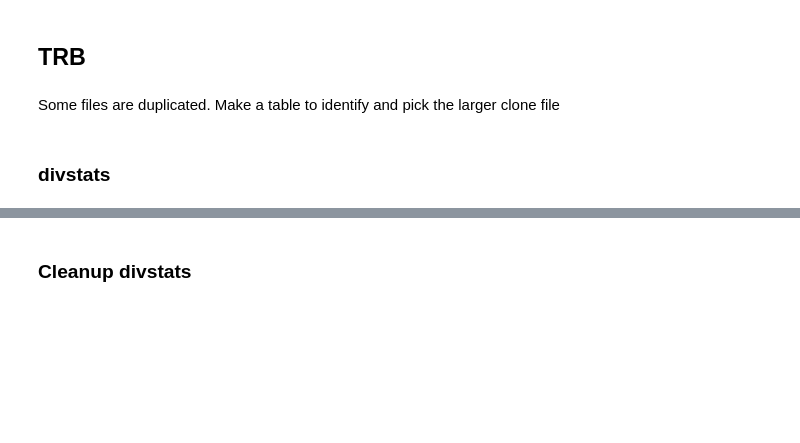
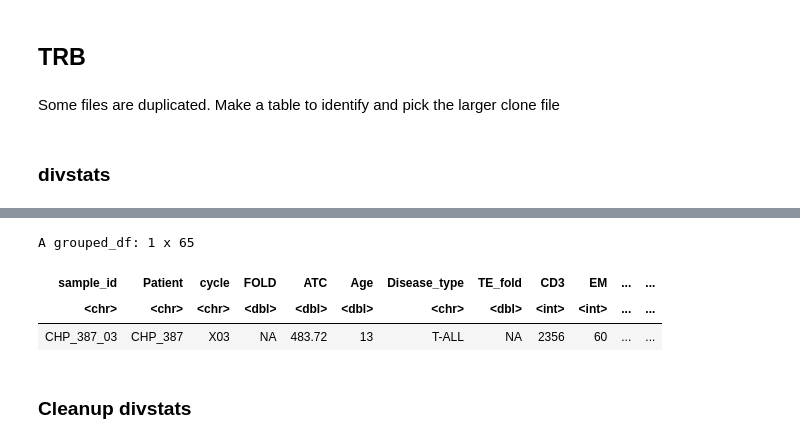
Before and after one commit to pughlab/ped_CapTCRseq, a Jupyter notebook: notebooks/02_divstats.ipynb, the cells around one changed output, grey strips where cells are left out. Cells and saved outputs as stored; diff of their text form; code cells hidden in the pictures; blank space fills up the shorter version.

```diff
--- a/notebooks/02_divstats.ipynb
+++ b/notebooks/02_divstats.ipynb
@@ -80,0 +114,8 @@ save(TRBlist, file = paste0(datapath,"capTCRseq/TRBlist.RData"))
+# %%
+baseline_patients <- rownames(mytab)[ mytab[,1] == 1]
+# %%
+cfdna1 <- cfdna[ cfdna$Patient %in% baseline_patients,]
+# %%
+result <- cfdna1 %>%
+  group_by(Patient) %>%
+  mutate(Difference = log10shann - log10shann[cycle == "X01"])
@@ -80,0 +126,7 @@ save(TRBlist, file = paste0(datapath,"capTCRseq/TRBlist.RData"))
+# %%
+result[is.na(result$foldgroup),]
+# %% [output]
+A grouped_df: 1 x 65
+| sample_id | Patient | cycle | FOLD | ATC | Age | Disease_type | TE_fold | CD3 | EM | ... | ... |
+| <chr> | <chr> | <chr> | <dbl> | <dbl> | <dbl> | <chr> | <dbl> | <int> | <int> | ... | ... |
+| CHP_387_03 | CHP_387 | X03 | NA | 483.72 | 13 | T-ALL | NA | 2356 | 60 | ... | ... |
```
Also changed, not shown: parts of 9 cells of this notebook, 4 other files.
